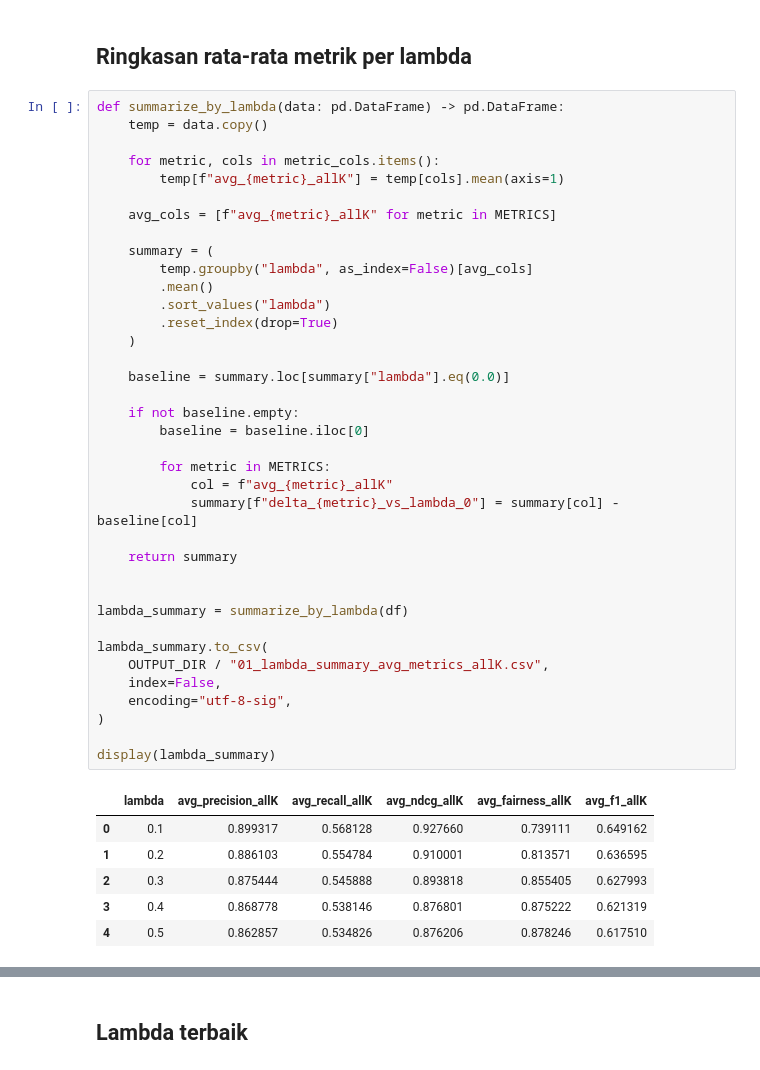
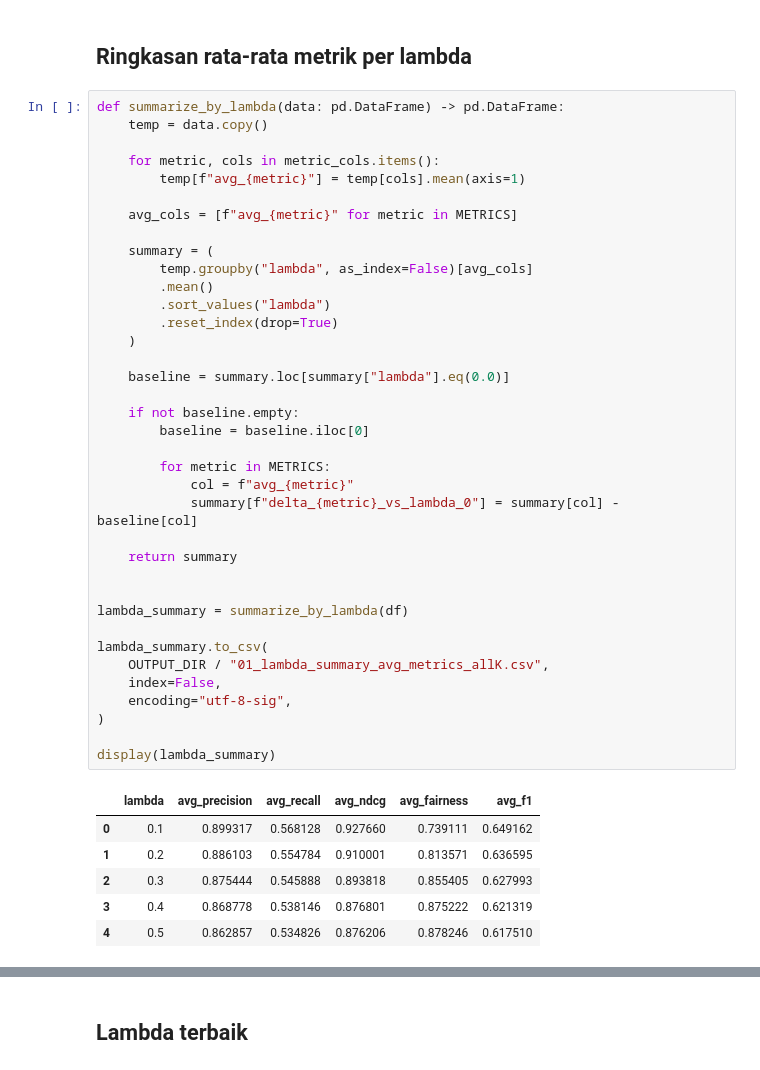
Before and after one commit to Annisaraulitaa/E-commerce-UMKM, a Jupyter notebook: olahData/feature_selection/output_experiment_fairness_lambda/analyze_fairness_lambda_result.ipynb, the cells around one changed output, grey strips where cells are left out. Drawn from its saved outputs; the diff is of its cells as text.

```diff
--- a/olahData/feature_selection/output_experiment_fairness_lambda/analyze_fairness_lambda_result.ipynb
+++ b/olahData/feature_selection/output_experiment_fairness_lambda/analyze_fairness_lambda_result.ipynb
@@ -66,40 +66,40 @@ def summarize_by_lambda(data: pd.DataFrame) -> pd.DataFrame:
     temp = data.copy()
 
     for metric, cols in metric_cols.items():
-        temp[f"avg_{metric}_allK"] = temp[cols].mean(axis=1)
+        temp[f"avg_{metric}"] = temp[cols].mean(axis=1)
 
-    avg_cols = [f"avg_{metric}_allK" for metric in METRICS]
+    avg_cols = [f"avg_{metric}" for metric in METRICS]
 
     summary = (
         temp.groupby("lambda", as_index=False)[avg_cols]
         .mean()
         .sort_values("lambda")
         .reset_index(drop=True)
     )
 
     baseline = summary.loc[summary["lambda"].eq(0.0)]
 
     if not baseline.empty:
         baseline = baseline.iloc[0]
 
         for metric in METRICS:
-            col = f"avg_{metric}_allK"
+            col = f"avg_{metric}"
             summary[f"delta_{metric}_vs_lambda_0"] = summary[col] - baseline[col]
 
     return summary
 
 
 lambda_summary = summarize_by_lambda(df)
 
 lambda_summary.to_csv(
     OUTPUT_DIR / "01_lambda_summary_avg_metrics_allK.csv",
     index=False,
     encoding="utf-8-sig",
 )
 
 display(lambda_summary)
 # %% [output]
-|  | lambda | avg_precision_allK | avg_recall_allK | avg_ndcg_allK | avg_fairness_allK | avg_f1_allK |
+|  | lambda | avg_precision | avg_recall | avg_ndcg | avg_fairness | avg_f1 |
 | 0 | 0.1 | 0.899317 | 0.568128 | 0.927660 | 0.739111 | 0.649162 |
 | 1 | 0.2 | 0.886103 | 0.554784 | 0.910001 | 0.813571 | 0.636595 |
 | 2 | 0.3 | 0.875444 | 0.545888 | 0.893818 | 0.855405 | 0.627993 |
```
Also changed, not shown: parts of 1 cell of this notebook, 12 other files.
